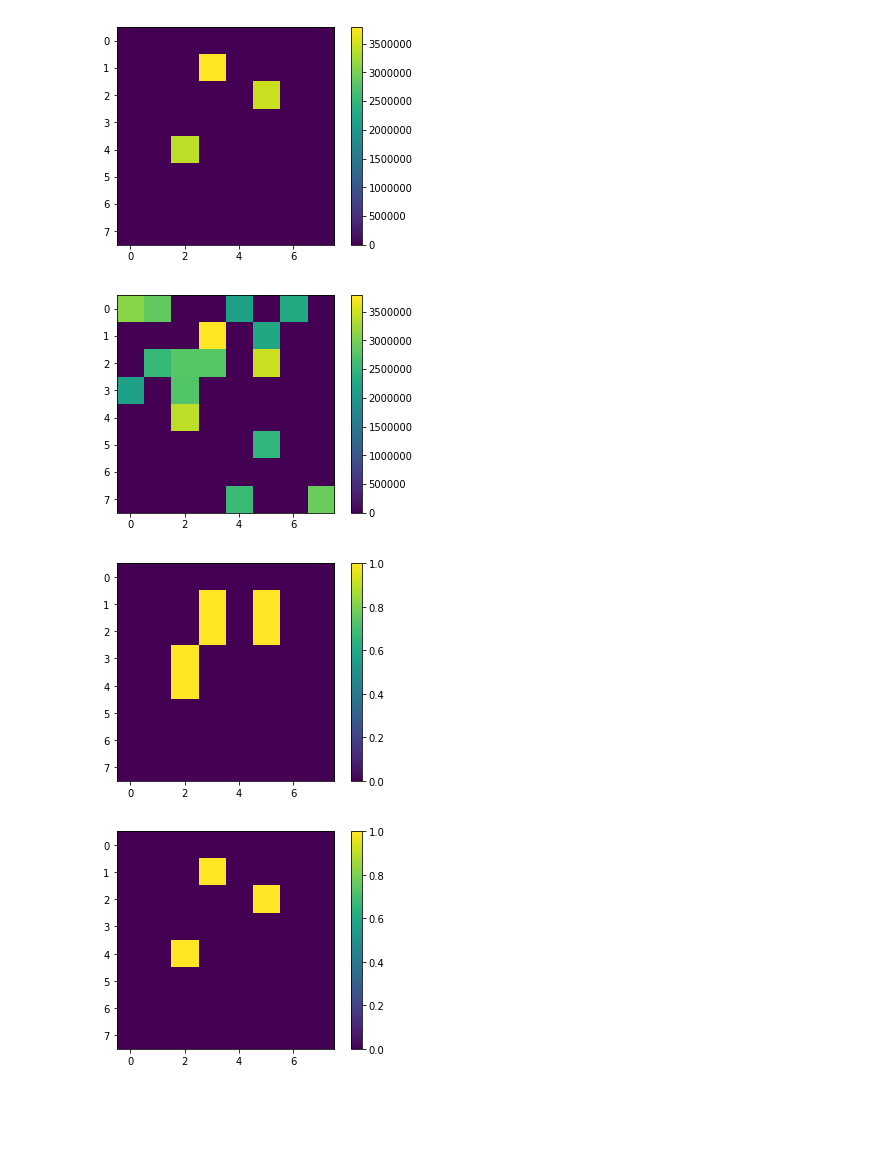
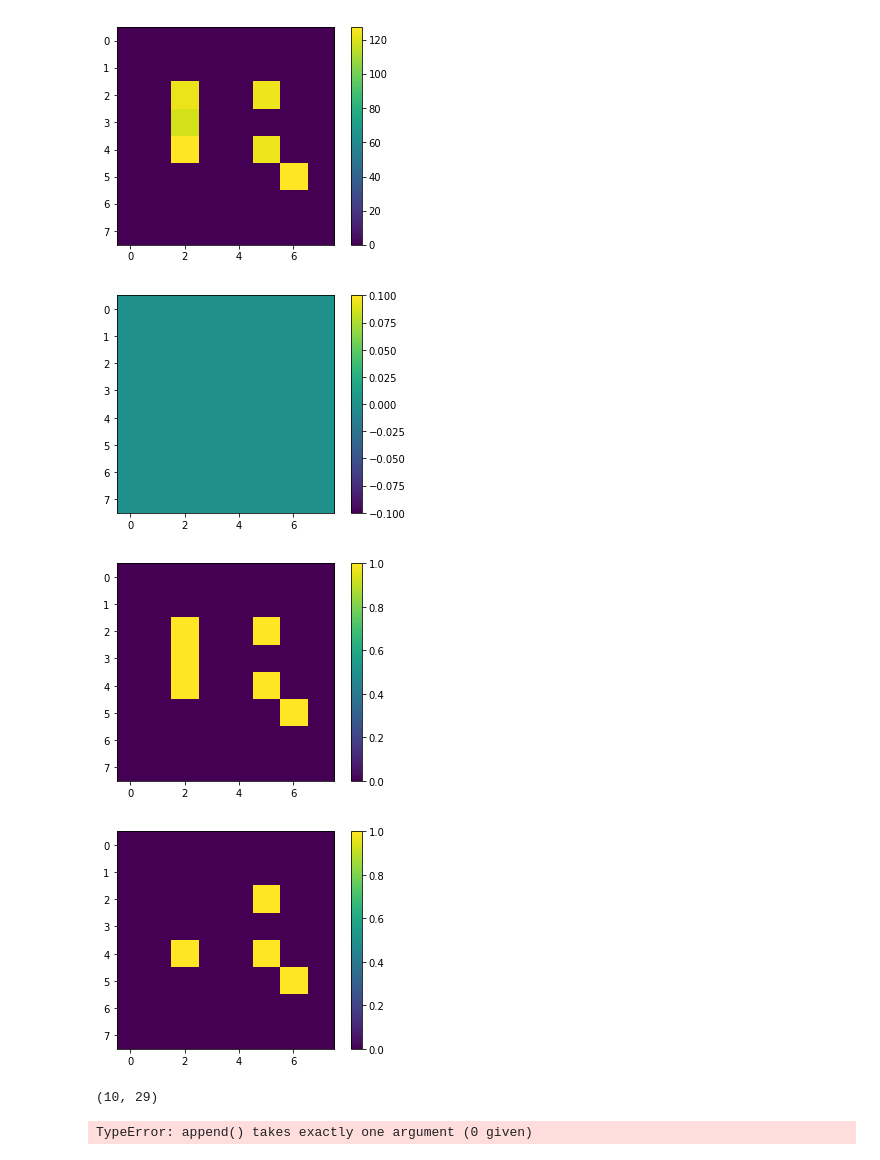
Before and after one commit to xtreemtg/chess_cheaters, a Jupyter notebook: Board_recognizer.ipynb, the cells around one changed output. Drawn from its saved outputs; the diff is of its cells as text; code cells hidden in the pictures; blank space fills up the shorter version.

Commit message:
new heatmap

```diff
--- a/Board_recognizer.ipynb
+++ b/Board_recognizer.ipynb
@@ -272,5 +275,5 @@ def plot_smart_squares(img, smart_squares):
 # %%
-TEST_IMG_NAME = 'pics/IMG_7138.JPG'
+TEST_IMG_NAME = 'pics/IMG_7153.JPG'
 # %%
 original = cv2.imread(TEST_IMG_NAME, cv2.IMREAD_GRAYSCALE)
 processed = pre_process_image(original)
@@ -327,43 +347,43 @@ def heat_map(img, smart_squares):
             cropped = cut_from_rect(img, smart_squares[i][j])
             _, lines_pic = create_lines(cropped)
             canny = cv2.Canny(cropped,100,200)
-
-            result[i,j]=np.sum(lines_pic)
+            (thresh, im_bw) = cv2.threshold(cropped, 128, 255, cv2.THRESH_BINARY | cv2.THRESH_OTSU)
+            result[i][j]=np.std(im_bw)#np.sum(lines_pic)
 
     return result
 
 hm = heat_map(cropped, smart_squares)
 hm_hard = hm.copy()
 hm_lite = hm.copy()
-threshold = np.median(hm)
+threshold = np.max(hm)
 
-hm_hard[hm < 2 * threshold] = 0
+hm_hard[hm < 0.7*threshold] = 0
 hm_lite[hm<1.3*threshold] = 0
 
 hm_result = np.zeros(hm.shape)
 
 for i in range(8):
     for j in range(8):
         if hm_hard[i][j] > 0:
             hm_result[i][j] = 1
             if i-1 > 0 and hm_lite[i-1][j] > 0:
                 hm_result[i-1][j] = 1
             if i+1 < 8 and hm_lite[i+1][j] > 0:
                 hm_result[i+1][j] = 1
 
 
 def heatmap2d(arr):
     plt.imshow(arr, cmap='viridis')
     plt.colorbar()
     plt.show()
 
 heatmap2d(hm_hard)
 heatmap2d(hm_lite)
 heatmap2d(hm_result)
 # %% [output]
-[figure, old version]
+[figure, new version]
-[figure, old version]
+[figure, new version]
-[figure, old version]
+[figure, new version]
 # %%
 hm_r = np.zeros(hm_hard.shape)
 for i in range(8):
@@ -372,15 +392,15 @@ for i in range(8):
             hm_r[i][j] = 1
 heatmap2d(hm_r)
 # %% [output]
-[figure, old version]
+[figure, new version]
 # %%
 smart_squares[0][0][0]
+# %% [output]
+(10, 29)
 # %%
 def detect_color(pic):
     canny = cv2.Canny(pic,100,200)
 # %%
-class CroppedPiece():
-    ini
 
 
 def get_pieces_pics(hm, img):
@@ -399,6 +419,8 @@ def get_pieces_pics(hm, img):
                 plt.show()
 
 get_pieces_pics(hm_hard, cropped)
+# %% [output]
+TypeError: append() takes exactly one argument (0 given)
 # %%
 def convert_to_board(hm):
     board = [['.' for _ in range(8)] for _ in range(8)]
```
Also changed, not shown: parts of 6 cells of this notebook, 1 other file.
